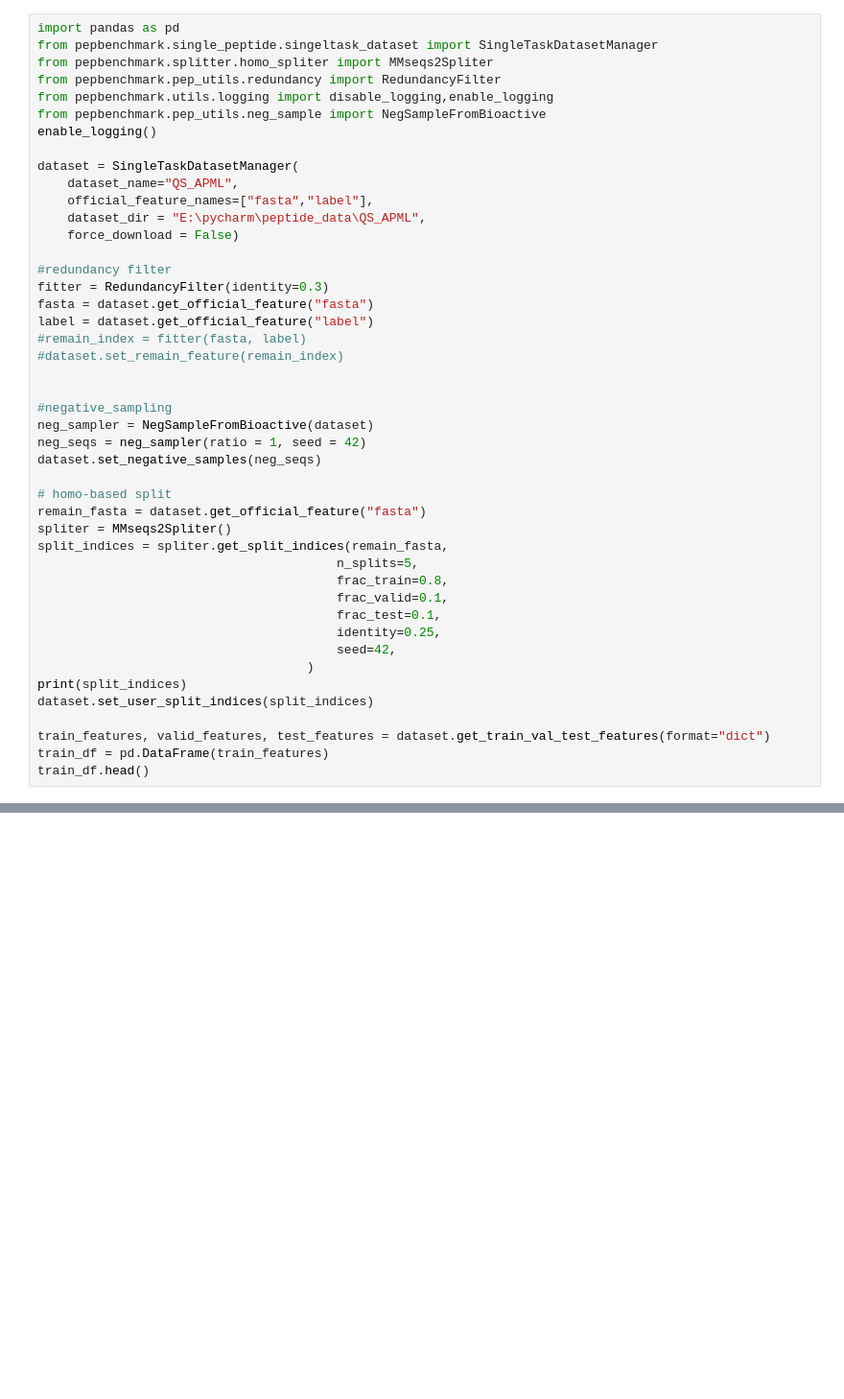
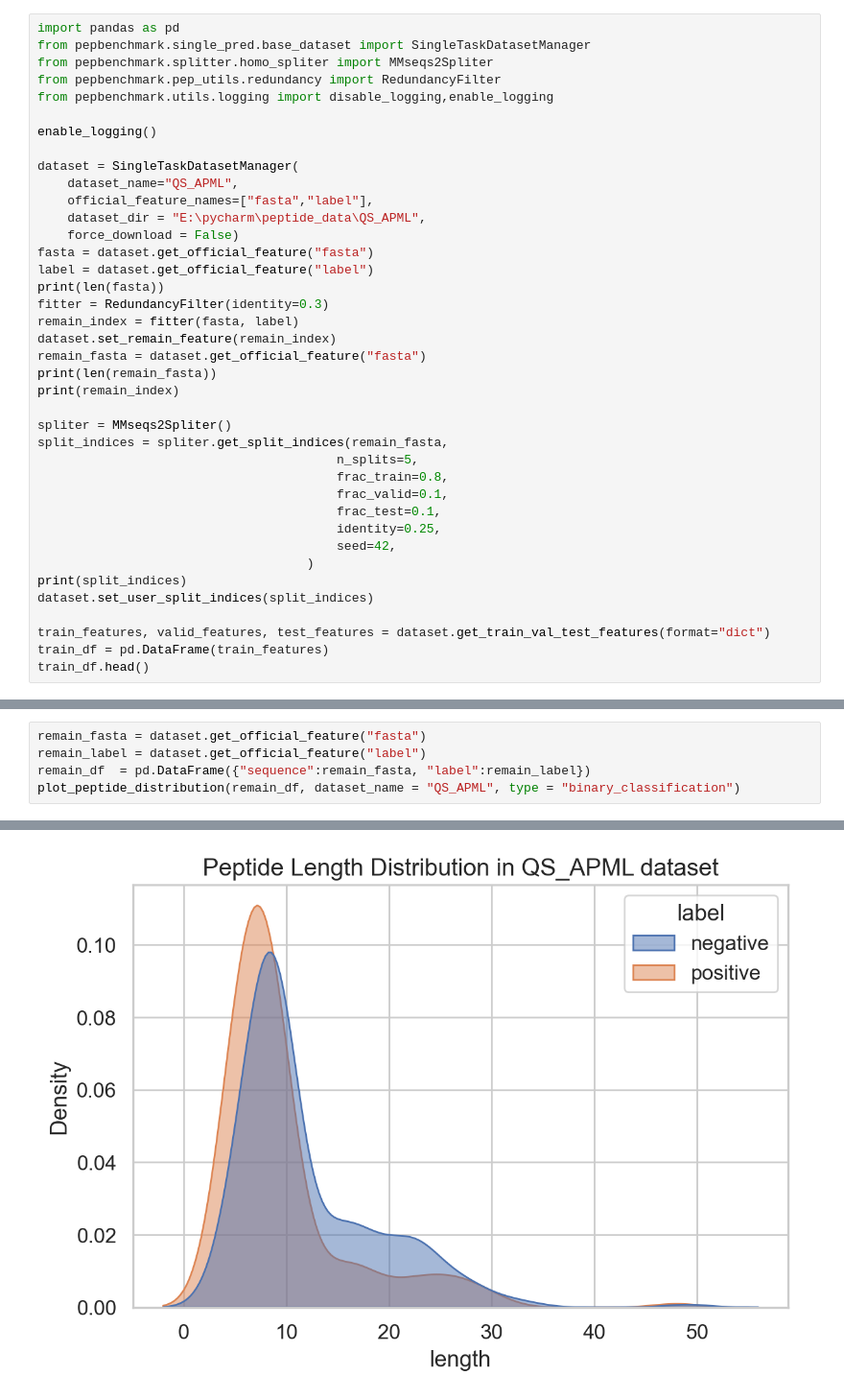
Before and after one commit to ZGCI-AI4S-Pep/PepBenchmark, a Jupyter notebook: notebook/basic.ipynb, the cells around one changed output, grey strips where cells are left out. Shown at 96% size. Cells and saved outputs as stored; diff of their text form; blank space fills up the shorter version.

```diff
--- a/notebook/basic.ipynb
+++ b/notebook/basic.ipynb
@@ -145,10 +145,10 @@ train_df.head()
 # %%
 import pandas as pd
-from pepbenchmark.single_peptide.singeltask_dataset import SingleTaskDatasetManager
+from pepbenchmark.single_pred.base_dataset import SingleTaskDatasetManager
 from pepbenchmark.splitter.homo_spliter import MMseqs2Spliter
 from pepbenchmark.pep_utils.redundancy import RedundancyFilter
 from pepbenchmark.utils.logging import disable_logging,enable_logging
-from pepbenchmark.pep_utils.neg_sample import NegSampleFromBioactive
+
 enable_logging()
 
 dataset = SingleTaskDatasetManager(
@@ -156,22 +156,16 @@ dataset = SingleTaskDatasetManager(
     official_feature_names=["fasta","label"],
     dataset_dir = "E:\pycharm\peptide_data\QS_APML",
     force_download = False)
-
-#redundancy filter
-fitter = RedundancyFilter(identity=0.3)
 fasta = dataset.get_official_feature("fasta")
 label = dataset.get_official_feature("label")
-#remain_index = fitter(fasta, label)
-#dataset.set_remain_feature(remain_index)
+print(len(fasta))
+fitter = RedundancyFilter(identity=0.3)
+remain_index = fitter(fasta, label)
+dataset.set_remain_feature(remain_index)
+remain_fasta = dataset.get_official_feature("fasta")
+print(len(remain_fasta))
+print(remain_index)
 
-
-#negative_sampling
-neg_sampler = NegSampleFromBioactive(dataset)
-neg_seqs = neg_sampler(ratio = 1, seed = 42)
-dataset.set_negative_samples(neg_seqs)
-
-# homo-based split
-remain_fasta = dataset.get_official_feature("fasta")
 spliter = MMseqs2Spliter()
 split_indices = spliter.get_split_indices(remain_fasta,
                                         n_splits=5,
@@ -200,0 +226,6 @@ HTTPError: 404 Client Error: Not Found for url: https://raw.githubusercontent.co
+# %%
+remain_fasta = dataset.get_official_feature("fasta")
+remain_label = dataset.get_official_feature("label")
+remain_df  = pd.DataFrame({"sequence":remain_fasta, "label":remain_label})
+plot_peptide_distribution(remain_df, dataset_name = "QS_APML", type = "binary_classification")
+# %% [output]
@@ -200,0 +234 @@ HTTPError: 404 Client Error: Not Found for url: https://raw.githubusercontent.co
+[figure, added]
```
Also changed, not shown: parts of 15 cells of this notebook, 11 other files.
